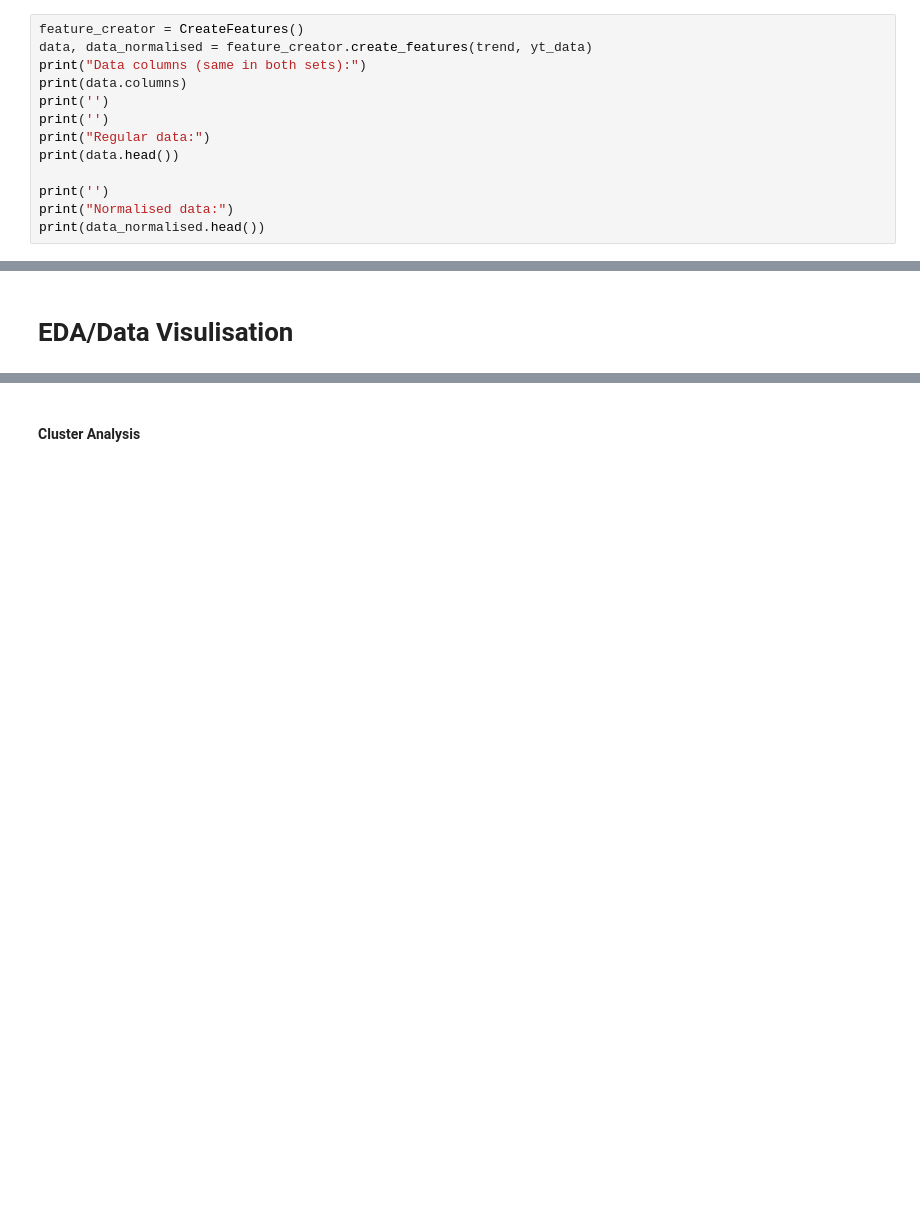
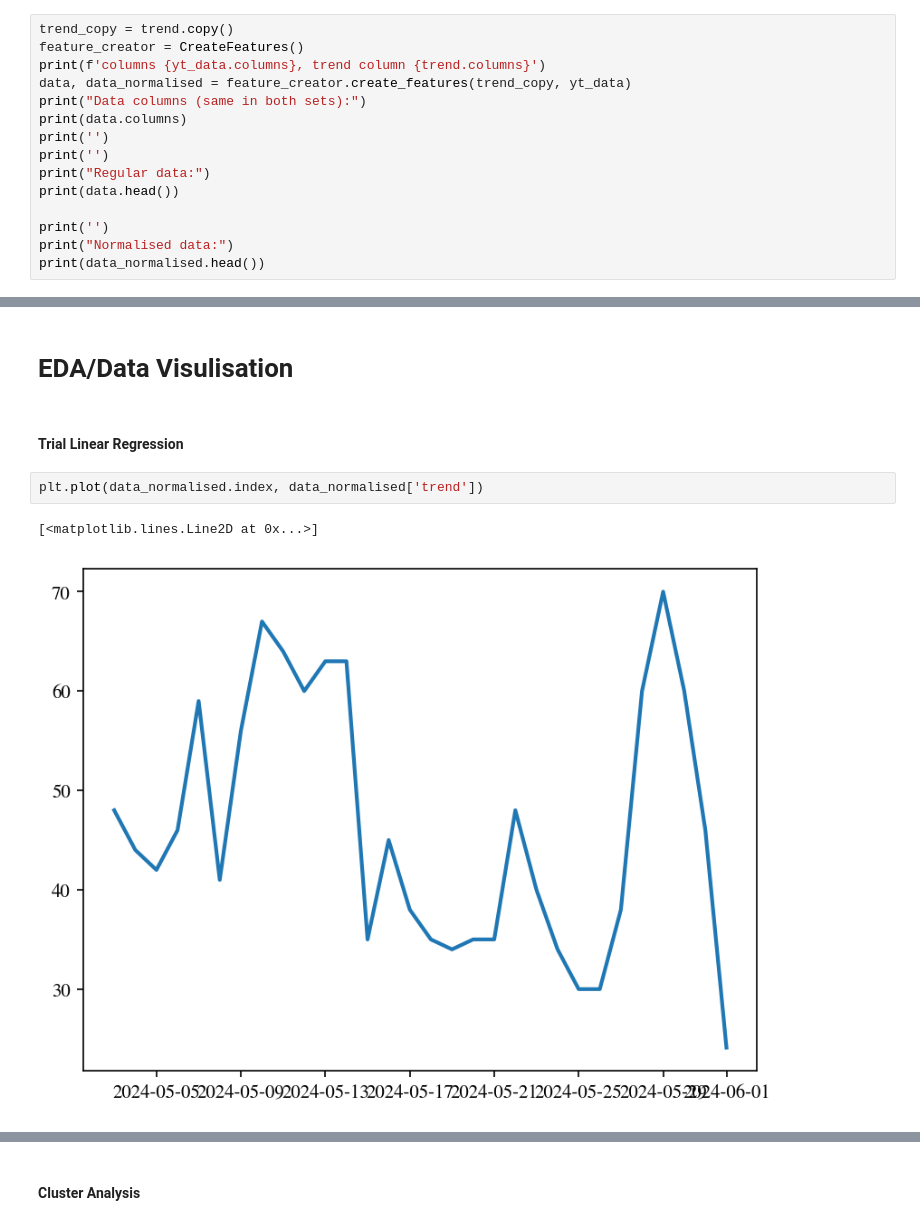
Before and after one commit to FibonacciAlex/755_project_4, a Jupyter notebook: Final Report Files - Group 2/Report - The News Trend Predictor - Data Mastery Group Project.ipynb, the cells around one changed output, grey strips where cells are left out. Cells and saved outputs as stored; diff of their text form; blank space fills up the shorter version.

Commit message:
[Function Add] add handle original data process logic

```diff
--- a/Final Report Files - Group 2/Report - The News Trend Predictor - Data Mastery Group Project.ipynb
+++ b/Final Report Files - Group 2/Report - The News Trend Predictor - Data Mastery Group Project.ipynb
@@ -148,8 +148,10 @@ Two datasets are returned - both normalised data and non-normalised data. The ca
 
 - Importantly, the latest row of data is extrapolated, as it is incomplete. Data is all fetch in UTC time, then stretched - for example, if data is fetched at 6am, values in that row are multiplied by 4 to make up for the remainder of the day. This data is NOT used for testing, and is instead saved for making an appropriate forecast.
 # %%
+trend_copy = trend.copy()
 feature_creator = CreateFeatures()
-data, data_normalised = feature_creator.create_features(trend, yt_data)
+print(f'columns {yt_data.columns}, trend column {trend.columns}')
+data, data_normalised = feature_creator.create_features(trend_copy, yt_data)
 print("Data columns (same in both sets):")
 print(data.columns)
 print('')
@@ -180,3 +182,10 @@ date
 2024-05-07             0.487965   59.0           1           0
 # %% [markdown]
 # EDA/Data Visulisation
+# %% [markdown]
+#### Trial Linear Regression
+# %%
+plt.plot(data_normalised.index, data_normalised['trend'])
+# %% [output]
+[<matplotlib.lines.Line2D at 0x...>]
+[figure, added]
```
Also changed, not shown: parts of 7 cells of this notebook.
